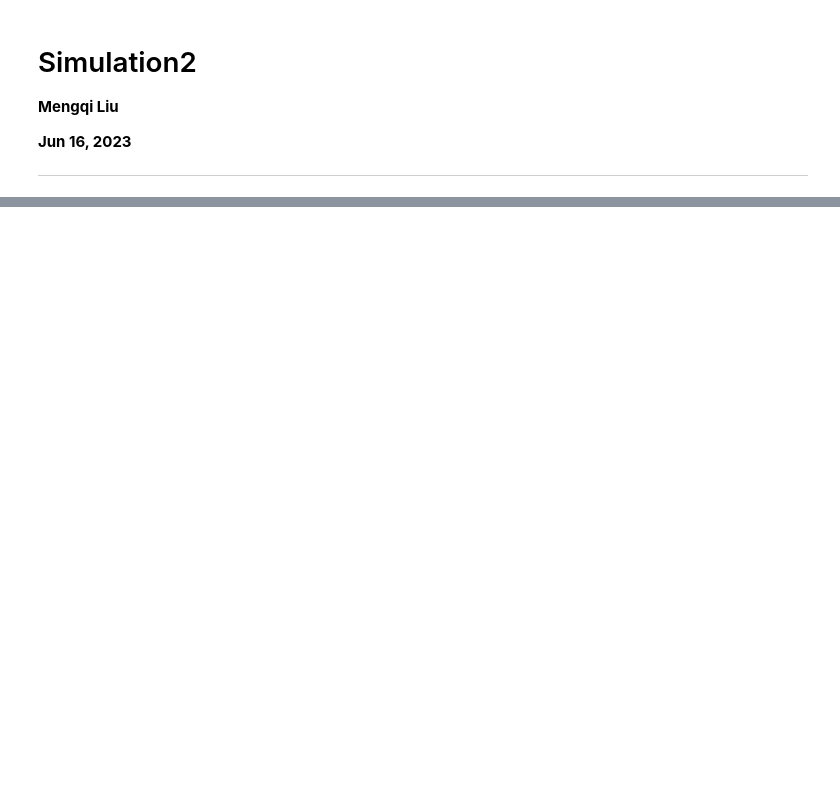
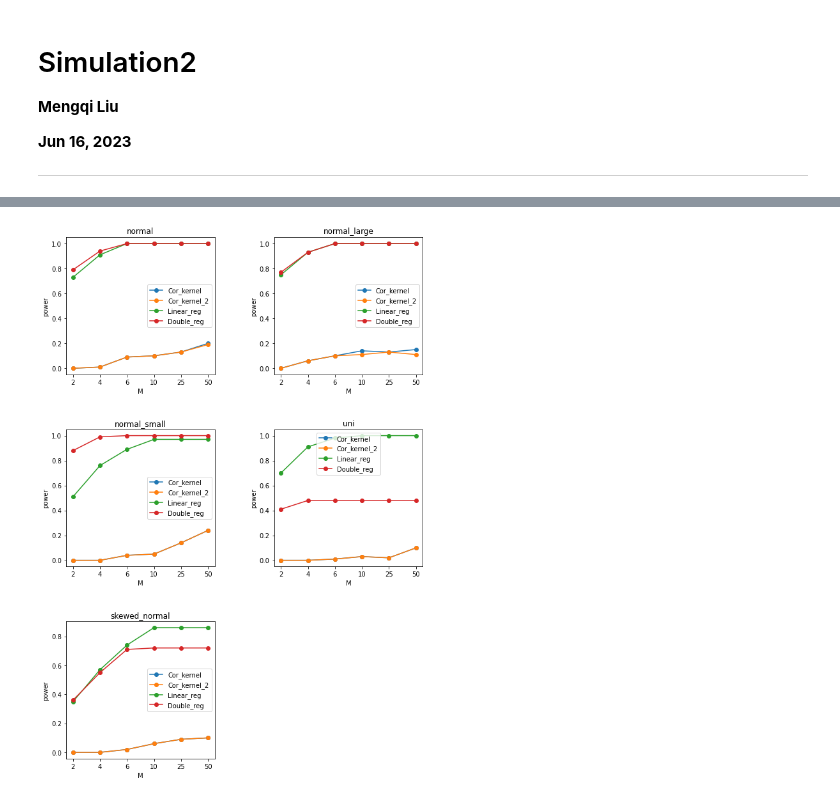
Before and after one commit to lmqxwm/LPT, a Jupyter notebook: simulation2.ipynb, the cells around one changed output, grey strips where cells are left out. Drawn from its saved outputs; the diff is of its cells as text; code cells hidden in the pictures; blank space fills up the shorter version.

```diff
--- a/simulation2.ipynb
+++ b/simulation2.ipynb
@@ -191,0 +78,15 @@ LPT(X, Y, Z, G, B=100, M=10, alpha=0.05, cont_z=True, \
+# %%
+types = ["normal", "normal_large", "normal_small", "uni", "skewed_normal"]
+plt.figure(figsize=(10,15))
+plt.subplots_adjust(wspace=.4, hspace=.4)
+for t in range(len(types)):
+    plt.subplot(3, 2, t+1)
+    result = pd.read_csv("./results/result_h1_"+types[t]+".csv", index_col=0)
+    plt.plot(result.T, '-o')
+    plt.xlabel("M")
+    plt.ylabel("power")
+    plt.legend(result.index)
+    plt.title(types[t])
+plt.show()
+# %% [output]
+[figure, added]
```
Also changed, not shown: parts of 15 cells of this notebook, 52 other files.
